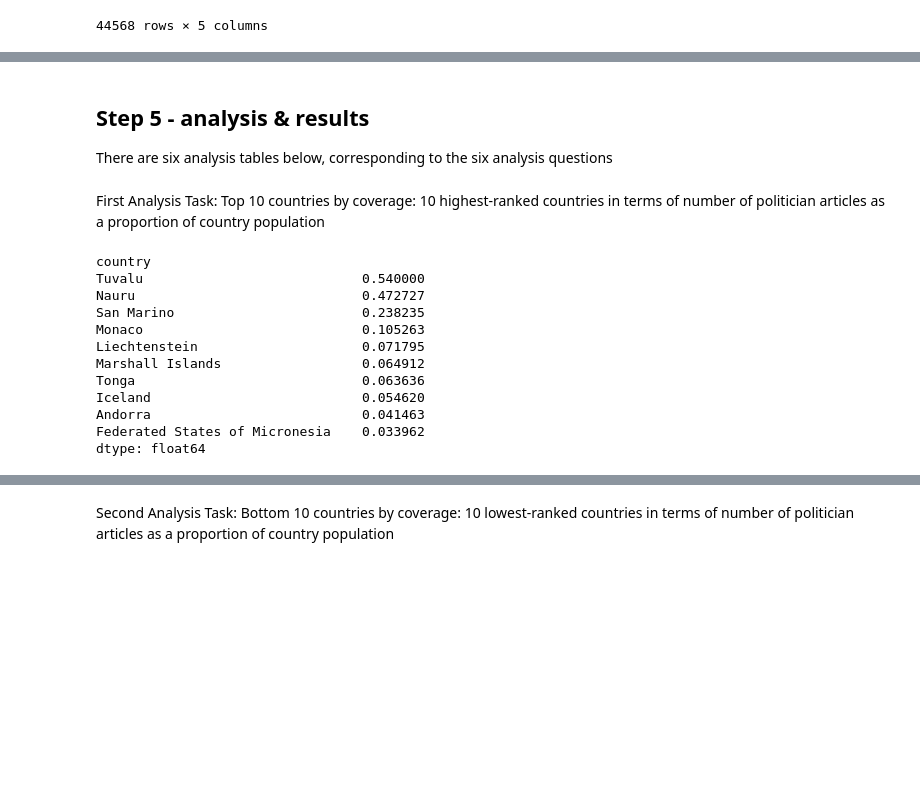
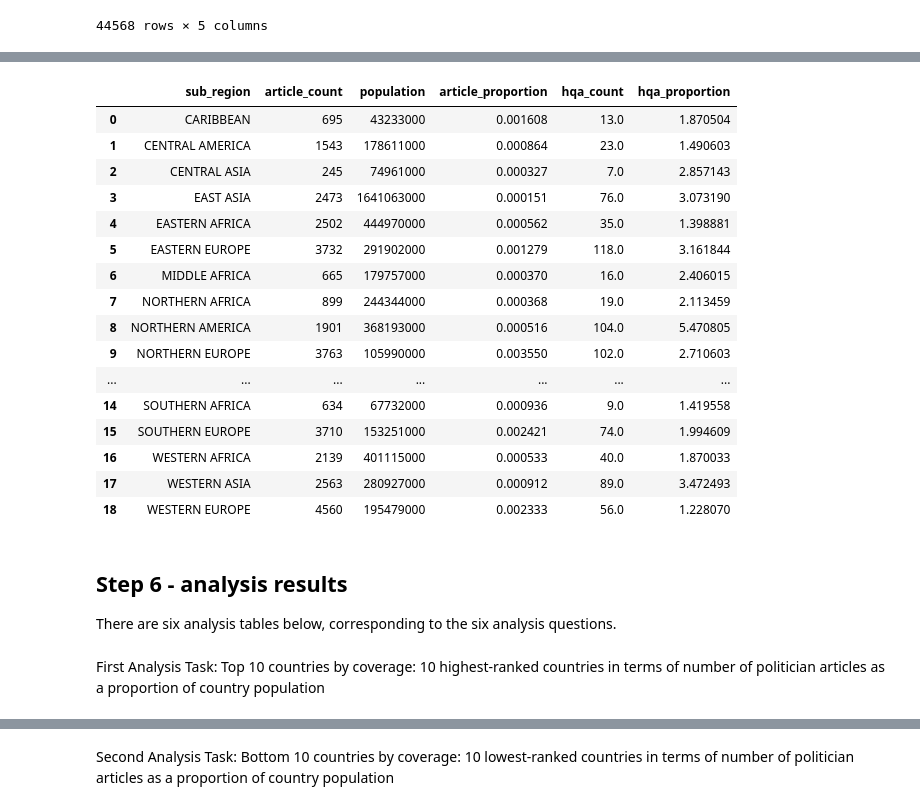
Before and after one commit to tommycqy/data-512-a2, a Jupyter notebook: hcds-a2-bias.ipynb, the cells around one changed output, grey strips where cells are left out. Drawn from its saved outputs; the diff is of its cells as text; code cells hidden in the pictures; blank space fills up the shorter version.

```diff
--- a/hcds-a2-bias.ipynb
+++ b/hcds-a2-bias.ipynb
@@ -209,0 +286,3 @@ filter_df_reduced.to_csv('wp_wpds_politicians_by_country.csv', index=False)
+# %%
+article_pop_hqa_by_country['sub_region'] = article_pop_hqa_by_country['country'].map(country_region_dict)
+article_pop_hqa_by_country
@@ -209,0 +303,4 @@ filter_df_reduced.to_csv('wp_wpds_politicians_by_country.csv', index=False)
+# %%
+article_count_by_region = article_pop_hqa_by_country.groupby('sub_region').agg({'article_count':'sum'})
+article_count_by_region.reset_index(inplace=True)
+article_count_by_region
@@ -209,0 +325,4 @@ filter_df_reduced.to_csv('wp_wpds_politicians_by_country.csv', index=False)
+# %%
+region_df = article_count_by_region.merge(population_by_region,how='left',left_on=['sub_region'],right_on=['sub_region'])
+region_df['article_proportion'] = region_df['article_count']/region_df['population'] * 100
+region_df
@@ -209,0 +347,4 @@ filter_df_reduced.to_csv('wp_wpds_politicians_by_country.csv', index=False)
+# %%
+hqa_count_by_region = article_pop_hqa_by_country.groupby('sub_region').agg({'hqa_count':'sum'})
+hqa_count_by_region.reset_index(inplace=True)
+hqa_count_by_region
@@ -210,26 +369,27 @@ filter_df_reduced.to_csv('wp_wpds_politicians_by_country.csv', index=False)
+# %%
+final_region_df = region_df.merge(hqa_count_by_region,how='left',left_on=['sub_region'],right_on=['sub_region'])
+final_region_df['hqa_proportion'] = final_region_df['hqa_count']/final_region_df['article_count'] * 100
+final_region_df
+# %% [output]
+|  | sub_region | article_count | population | article_proportion | hqa_count | hqa_proportion |
+| 0 | CARIBBEAN | 695 | 43233000 | 0.001608 | 13.0 | 1.870504 |
+| 1 | CENTRAL AMERICA | 1543 | 178611000 | 0.000864 | 23.0 | 1.490603 |
+| 2 | CENTRAL ASIA | 245 | 74961000 | 0.000327 | 7.0 | 2.857143 |
+| 3 | EAST ASIA | 2473 | 1641063000 | 0.000151 | 76.0 | 3.073190 |
+| 4 | EASTERN AFRICA | 2502 | 444970000 | 0.000562 | 35.0 | 1.398881 |
+| 5 | EASTERN EUROPE | 3732 | 291902000 | 0.001279 | 118.0 | 3.161844 |
+| 6 | MIDDLE AFRICA | 665 | 179757000 | 0.000370 | 16.0 | 2.406015 |
+| 7 | NORTHERN AFRICA | 899 | 244344000 | 0.000368 | 19.0 | 2.113459 |
+| 8 | NORTHERN AMERICA | 1901 | 368193000 | 0.000516 | 104.0 | 5.470805 |
+| 9 | NORTHERN EUROPE | 3763 | 105990000 | 0.003550 | 102.0 | 2.710603 |
+| ... | ... | ... | ... | ... | ... | ... |
+| 14 | SOUTHERN AFRICA | 634 | 67732000 | 0.000936 | 9.0 | 1.419558 |
+| 15 | SOUTHERN EUROPE | 3710 | 153251000 | 0.002421 | 74.0 | 1.994609 |
+| 16 | WESTERN AFRICA | 2139 | 401115000 | 0.000533 | 40.0 | 1.870033 |
+| 17 | WESTERN ASIA | 2563 | 280927000 | 0.000912 | 89.0 | 3.472493 |
+| 18 | WESTERN EUROPE | 4560 | 195479000 | 0.002333 | 56.0 | 1.228070 |
 # %% [markdown]
-## Step 5 - analysis & results
-There are six analysis tables below, corresponding to the six analysis questions
+## Step 6 - analysis results
+There are six analysis tables below, corresponding to the six analysis questions.
 # %% [markdown]
 First Analysis Task: Top 10 countries by coverage: 10 highest-ranked countries in terms of number of politician articles as a proportion of country population
-# %%
-article_count = filter_df_reduced.groupby('country').agg({'article_name':'count'})
-
-population = filter_df_reduced.groupby('country').agg({'population':'mean'})
-
-percentage = article_count['article_name'].astype('int64') / population['population'].astype('int64') * 100
-
-print(percentage.sort_values(ascending=False).head(10))
-# %% [output]
-country
-Tuvalu                            0.540000
-Nauru                             0.472727
-San Marino                        0.238235
-Monaco                            0.105263
-Liechtenstein                     0.071795
-Marshall Islands                  0.064912
-Tonga                             0.063636
-Iceland                           0.054620
-Andorra                           0.041463
-Federated States of Micronesia    0.033962
-dtype: float64
```
Also changed, not shown: parts of 27 cells of this notebook, 1 other file.
